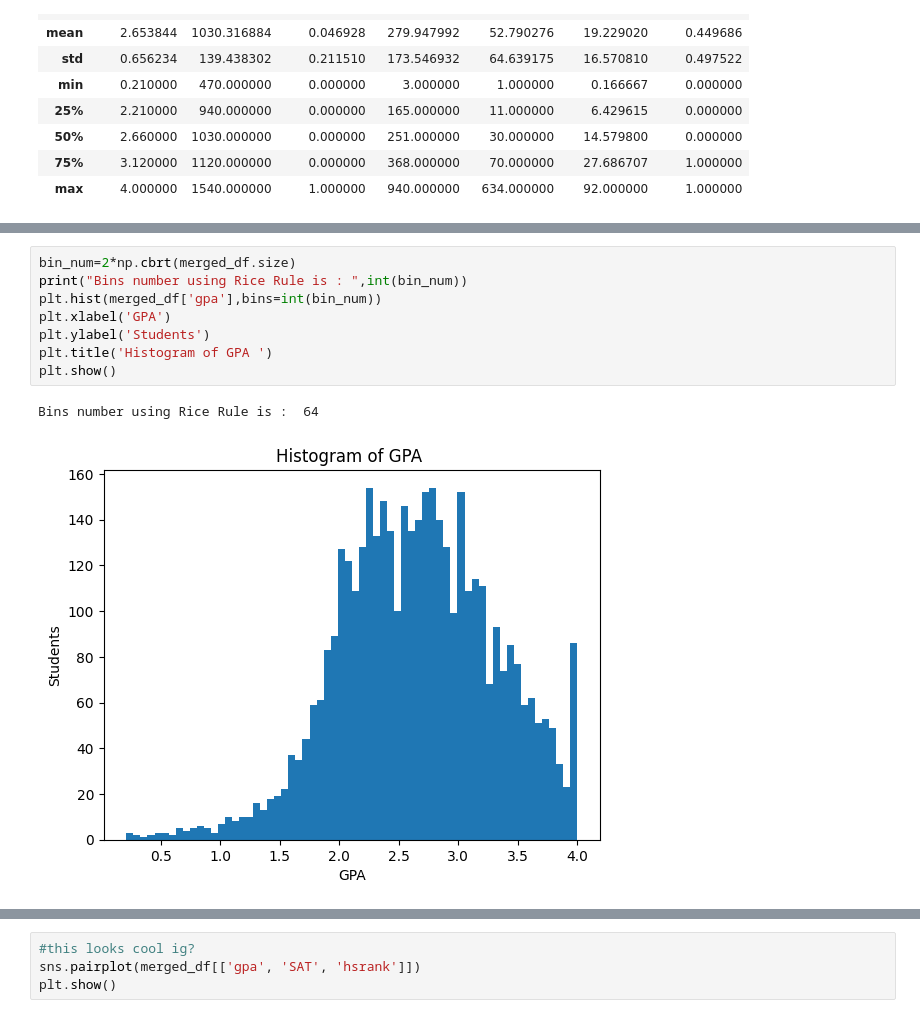
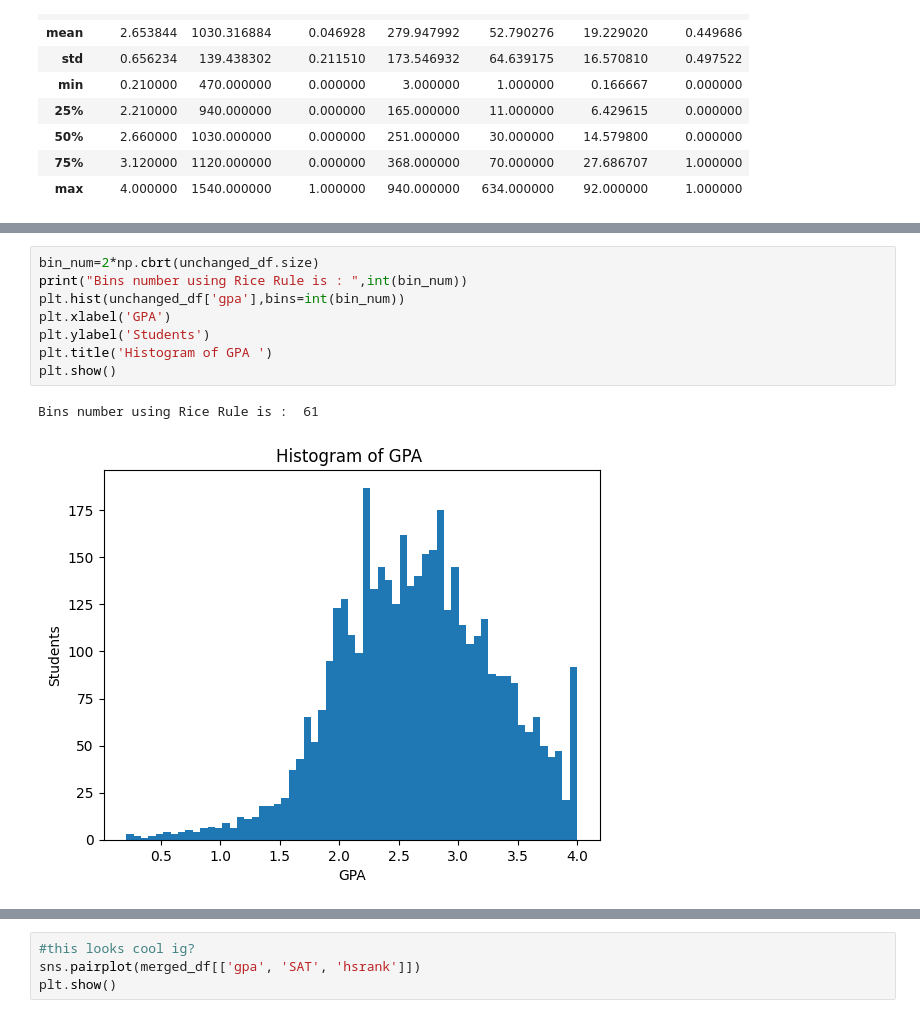
Before and after one commit to MyronTadros/DataScienceProject, a Jupyter notebook: NoteBookSubmission.ipynb, the cells around one changed output, grey strips where cells are left out. Cells and saved outputs as stored; diff of their text form.

Commit message:
update dash and histogram
meow

```diff
--- a/NoteBookSubmission.ipynb
+++ b/NoteBookSubmission.ipynb
@@ -195,13 +202,13 @@ if __name__ == '__main__':
 # %% [output]
 [interactive output not drawn]
 # %%
-bin_num=2*np.cbrt(merged_df.size)
+bin_num=2*np.cbrt(unchanged_df.size)
 print("Bins number using Rice Rule is : ",int(bin_num))
-plt.hist(merged_df['gpa'],bins=int(bin_num))
+plt.hist(unchanged_df['gpa'],bins=int(bin_num))
 plt.xlabel('GPA')
 plt.ylabel('Students')
 plt.title('Histogram of GPA ')
 plt.show()
 # %% [output]
-Bins number using Rice Rule is :  64
+Bins number using Rice Rule is :  61
-[figure, old version]
+[figure, new version]
```
Also changed, not shown: parts of 11 cells of this notebook.
